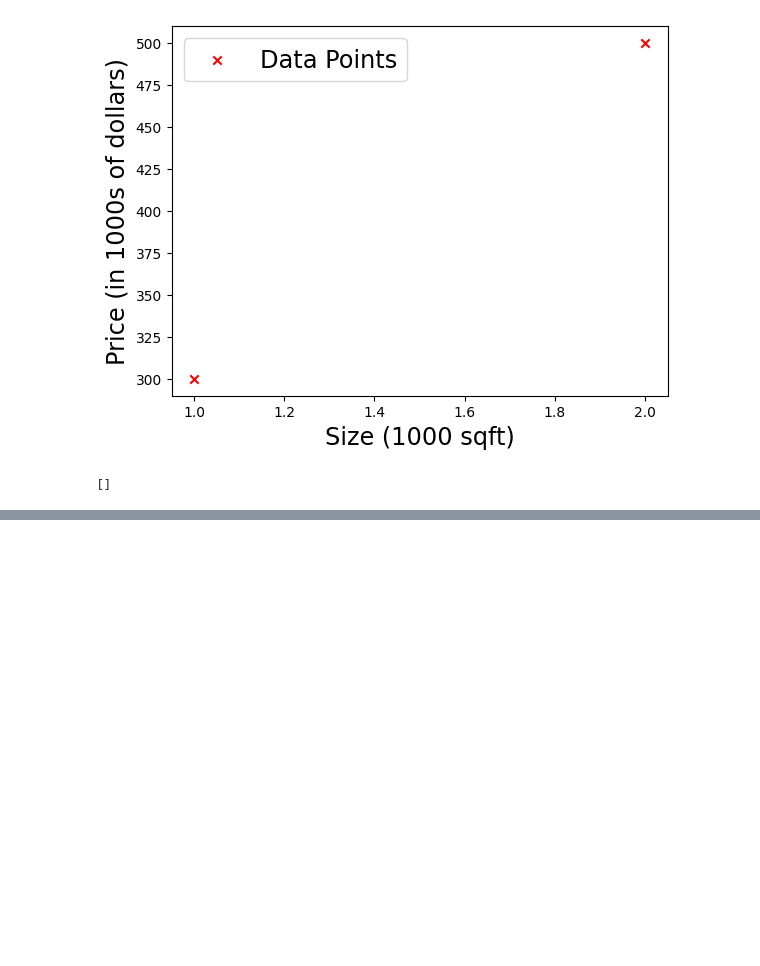
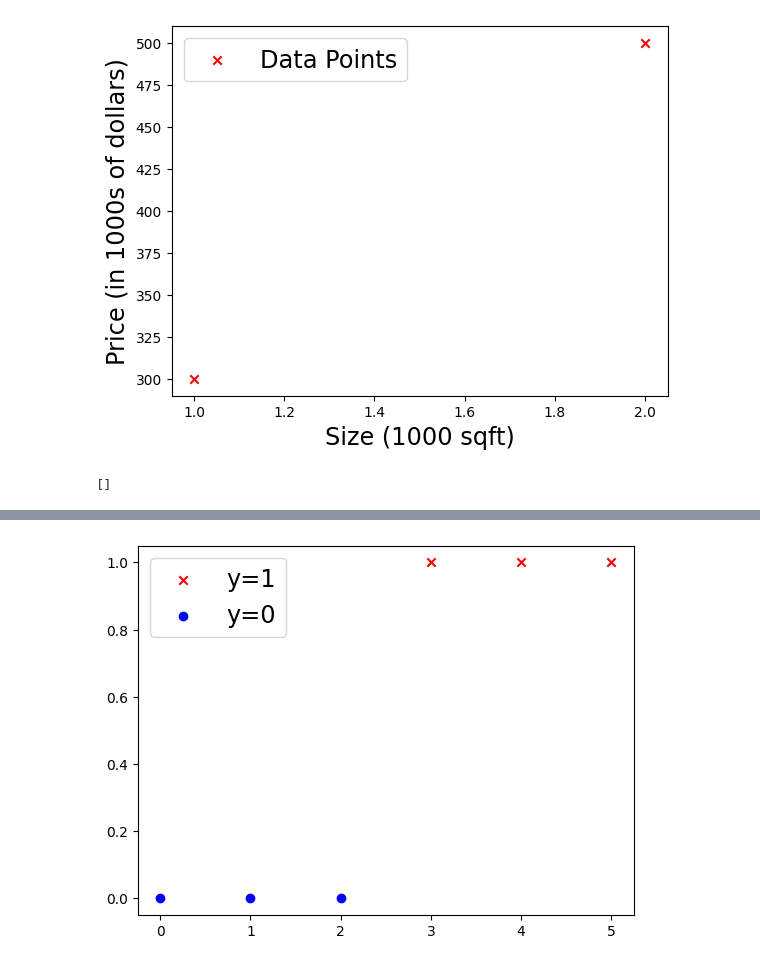
Before and after one commit to MuhammadAbuBakarQureshi/ML-Experiments, a Jupyter notebook: Deep Learning/00-Neurons-And-Layers.ipynb, the cells around one changed output, grey strips where cells are left out. Drawn from its saved outputs; the diff is of its cells as text; code cells hidden in the pictures; blank space fills up the shorter version.

```diff
--- a/Deep Learning/00-Neurons-And-Layers.ipynb
+++ b/Deep Learning/00-Neurons-And-Layers.ipynb
@@ -34,0 +86,6 @@ linear_layer.get_weights()
+# %%
+
+X_train = np.array([0, 1, 2, 3, 4, 5], dtype = np.float32).reshape(-1, 1); # 6 samples and 1 feature -1 get the last element (represent total samples) and (1 = feature)
+Y_train = np.array([0, 0, 0, 1, 1, 1], dtype = np.float32).reshape(-1, 1);
+
+X_train, Y_train
@@ -34,0 +105,12 @@ linear_layer.get_weights()
+# %%
+pos = Y_train == 1
+neg = Y_train == 0
+
+plt.scatter(X_train[pos], Y_train[pos], marker = 'x', c = 'r', label = "y=1");
+plt.scatter(X_train[neg], Y_train[neg], marker = 'o', c = 'blue', label = "y=0");
+
+plt.legend(fontsize = "xx-large");
+
+plt.show();
+# %% [output]
+[figure, added]
```
Also changed, not shown: parts of 15 cells of this notebook.
